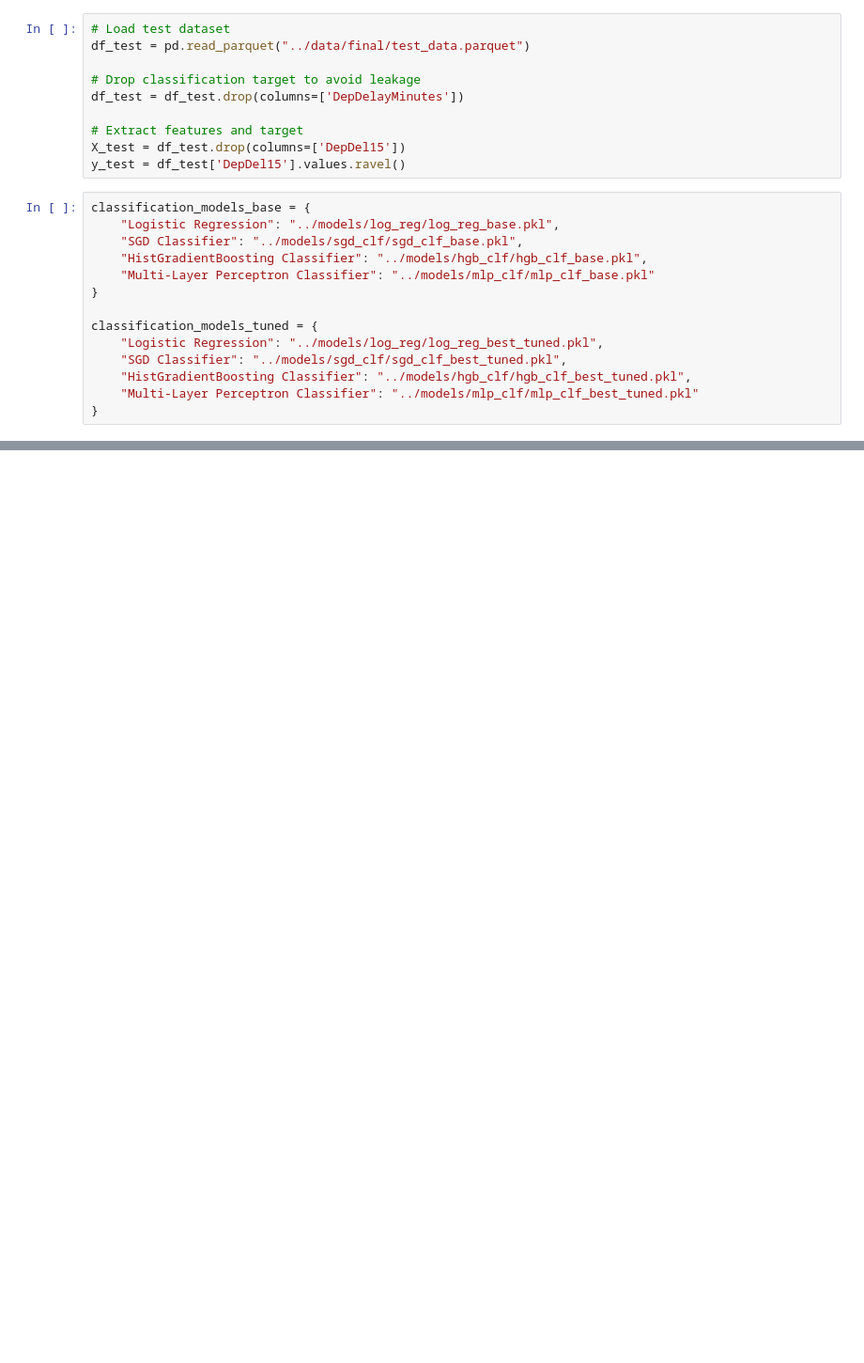
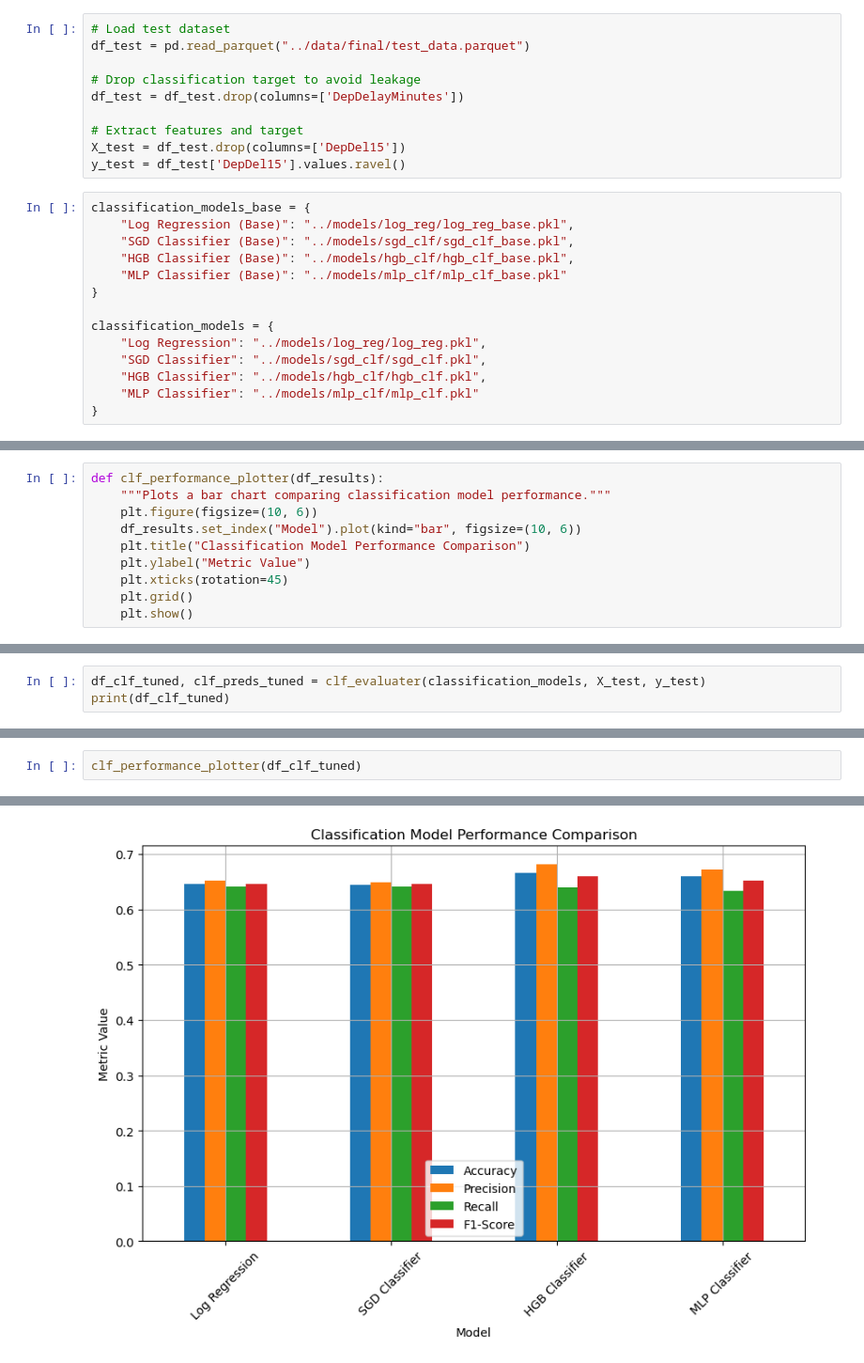
Before and after one commit to ekrichards/DSC288R_Capstone, a Jupyter notebook: notebooks/Classification.ipynb, the cells around one changed output, grey strips where cells are left out. Shown at 94% size. Drawn from its saved outputs; the diff is of its cells as text; blank space fills up the shorter version.

```diff
--- a/notebooks/Classification.ipynb
+++ b/notebooks/Classification.ipynb
@@ -17,15 +23,15 @@ X_test = df_test.drop(columns=['DepDel15'])
 y_test = df_test['DepDel15'].values.ravel()
 # %%
 classification_models_base = {
-    "Logistic Regression": "../models/log_reg/log_reg_base.pkl",
-    "SGD Classifier": "../models/sgd_clf/sgd_clf_base.pkl",
-    "HistGradientBoosting Classifier": "../models/hgb_clf/hgb_clf_base.pkl",
-    "Multi-Layer Perceptron Classifier": "../models/mlp_clf/mlp_clf_base.pkl"
+    "Log Regression (Base)": "../models/log_reg/log_reg_base.pkl",
+    "SGD Classifier (Base)": "../models/sgd_clf/sgd_clf_base.pkl",
+    "HGB Classifier (Base)": "../models/hgb_clf/hgb_clf_base.pkl",
+    "MLP Classifier (Base)": "../models/mlp_clf/mlp_clf_base.pkl"
 }
 
-classification_models_tuned = {
-    "Logistic Regression": "../models/log_reg/log_reg_best_tuned.pkl",
-    "SGD Classifier": "../models/sgd_clf/sgd_clf_best_tuned.pkl",
-    "HistGradientBoosting Classifier": "../models/hgb_clf/hgb_clf_best_tuned.pkl",
-    "Multi-Layer Perceptron Classifier": "../models/mlp_clf/mlp_clf_best_tuned.pkl"
+classification_models = {
+    "Log Regression": "../models/log_reg/log_reg.pkl",
+    "SGD Classifier": "../models/sgd_clf/sgd_clf.pkl",
+    "HGB Classifier": "../models/hgb_clf/hgb_clf.pkl",
+    "MLP Classifier": "../models/mlp_clf/mlp_clf.pkl"
 }
@@ -61,0 +74,10 @@ df_classification = pd.DataFrame(classification_results)
+# %%
+def clf_performance_plotter(df_results):
+    """Plots a bar chart comparing classification model performance."""
+    plt.figure(figsize=(10, 6))
+    df_results.set_index("Model").plot(kind="bar", figsize=(10, 6))
+    plt.title("Classification Model Performance Comparison")
+    plt.ylabel("Metric Value")
+    plt.xticks(rotation=45)
+    plt.grid()
+    plt.show()
@@ -136,0 +187,3 @@ plt.show()
+# %%
+df_clf_tuned, clf_preds_tuned = clf_evaluater(classification_models, X_test, y_test)
+print(df_clf_tuned)
@@ -136,0 +200,3 @@ plt.show()
+# %%
+clf_performance_plotter(df_clf_tuned)
+# %% [output]
@@ -136,0 +204 @@ plt.show()
+[figure, added]
```
Also changed, not shown: parts of 25 cells of this notebook, 10 other files.
